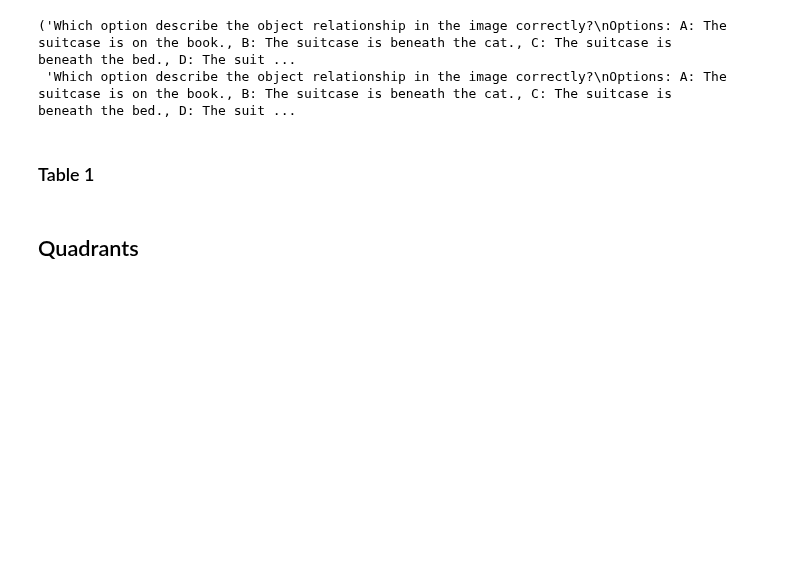
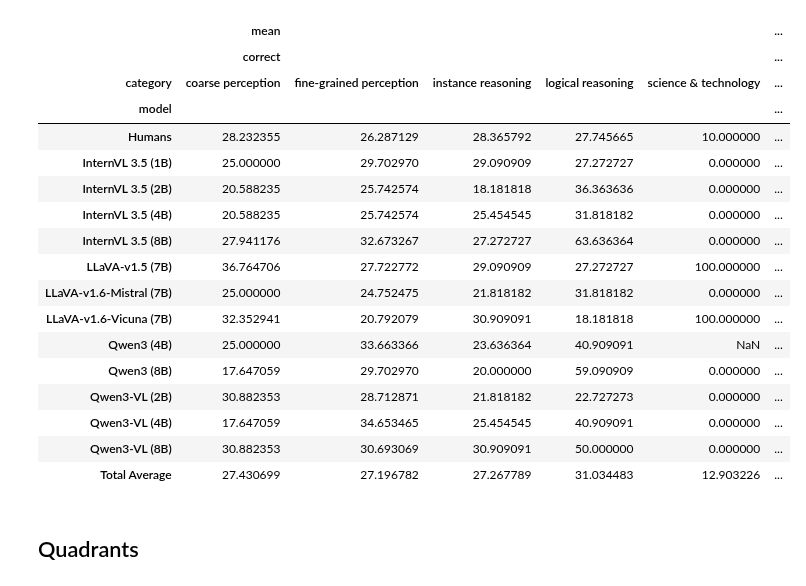
Before and after one commit to unolop/HPA, a Jupyter notebook: evaluation/analysis/A2_mmstar.ipynb, the cells around one changed output. Drawn from its saved outputs; the diff is of its cells as text; code cells hidden in the pictures; blank space fills up the shorter version.

```diff
--- a/evaluation/analysis/A2_mmstar.ipynb
+++ b/evaluation/analysis/A2_mmstar.ipynb
@@ -42,6 +55,6 @@ Index(['﻿question_num', 'qid', 'answer', 'confidence', 'time_spent_seconds',
 # %%
 pt = model_mc.pivot_table(
-    index=['model', 'category', 'l2_category', 'question_id'],
+    index=['model', 'category', 'l2_category', 'question_id', 'output', 'question'],
     values='correct',
     columns='condition',
     aggfunc='mean'
@@ -77,33 +76,40 @@ pt[pt['question_id'].isin(qids)].pivot_table(
-# %%
-### MMStar questions
-with open('/home/work/yuna/HPA/evaluation/scored/humans/human_mc_per_question.json', 'r') as f:
-    raw_data = json.load(f)
-human_mc = pd.DataFrame(raw_data)
-df = human_mc.rename(columns={'\ufeffquestion_num': 'question_num'})
-qids = human_mc.pid.unique()
-human_mc['question_id'] = human_mc['pid'].astype('Int64')
-human_mc['model'] = 'Humans'
-human_mc['correct'] = human_mc['correct'] * 100
-human_mc= human_mc[human_mc['participant_id']!= '13f54aa2_20251204_125847']
-mm = pd.merge(blind_model, human_mc, on =['question_id', 'l2_category', 'category', 'answer'], how='left', suffixes=('_model', '_human'))
-mm = mm[(mm['question_id'].isin(qids))]
-mm.iloc[0]['question_model'], mm.iloc[0]['question_human'] # .model.unique()
-# %% [output]
-('Which option describe the object relationship in the image correctly?\nOptions: A: The suitcase is on the book., B: The suitcase is beneath the cat., C: The suitcase is beneath the bed., D: The suit ...
- 'Which option describe the object relationship in the image correctly?\nOptions: A: The suitcase is on the book., B: The suitcase is beneath the cat., C: The suitcase is beneath the bed., D: The suit ...
-# %% [markdown]
-### Table 1
-# %%
-pt = model_mc.pivot_table(
-    index=['model', 'pid', 'category', 'l2_category'],
-    columns=['condition'],
-    values=['correct'],
-    aggfunc=['mean'] # , 'count'
-)
-pt['MG'] = pt[('mean', 'correct', '')] - pt[('mean', 'correct', 'inst blind')]
-pt['inst_acc'] = pt[('mean', 'correct', 'inst blind')] - pt[('mean', 'correct', 'blind')]
-pt.to_csv(f'./tables/mmstar_model_MG_by_qid.csv')
-pt.columns = ['_'.join([str(i) for i in col if str(i) != '']).strip('_') for col in pt.columns.values]
-pt = pt.reset_index()
+# %%
+mm = pd.merge(blind_model, human_mc, on =['question_id', 'l2_category', 'category', 'answer'], how='left', suffixes=('_model', '_human'))
+mm = mm[(mm['question_id'].isin(qids))]
+mm.iloc[0]['question_model'], mm.iloc[0]['question_human'] # .model.unique()
+mms = mm.groupby(['category', 'l2_category', 'question_id', 'question_model']).agg({'correct_human': 'mean', 'correct_model': 'mean'}).reset_index()
+mms = pd.merge(mms, pt.groupby(['category', 'l2_category', 'question_id']).agg({'MG_Acc': 'mean'}).reset_index(), on=['category', 'l2_category', 'question_id']) # 'model', , 'correct_model': 'mean'
+mms['dataset'] = 'MMStar'
+
+ag = mmstar_blind.pivot_table(
+    index=['model'],
+    values=['correct'],
+    columns=['category'],
+    aggfunc=['mean'], # ,'count'
+    margins=True,
+    margins_name='Total Average'
+)
+
+ag.to_latex('./tables/1_MMStar_human-pretrained-model_acc_cat.tex', float_format="%.1f")
+ag
+# %% [output]
+|  | mean |  |  |  |  | ... |
+|  | correct |  |  |  |  | ... |
+| category | coarse perception | fine-grained perception | instance reasoning | logical reasoning | science & technology | ... |
+| model |  |  |  |  |  | ... |
+| Humans | 28.232355 | 26.287129 | 28.365792 | 27.745665 | 10.000000 | ... |
+| InternVL 3.5 (1B) | 25.000000 | 29.702970 | 29.090909 | 27.272727 | 0.000000 | ... |
+| InternVL 3.5 (2B) | 20.588235 | 25.742574 | 18.181818 | 36.363636 | 0.000000 | ... |
+| InternVL 3.5 (4B) | 20.588235 | 25.742574 | 25.454545 | 31.818182 | 0.000000 | ... |
+| InternVL 3.5 (8B) | 27.941176 | 32.673267 | 27.272727 | 63.636364 | 0.000000 | ... |
+| LLaVA-v1.5 (7B) | 36.764706 | 27.722772 | 29.090909 | 27.272727 | 100.000000 | ... |
+| LLaVA-v1.6-Mistral (7B) | 25.000000 | 24.752475 | 21.818182 | 31.818182 | 0.000000 | ... |
+| LLaVA-v1.6-Vicuna (7B) | 32.352941 | 20.792079 | 30.909091 | 18.181818 | 100.000000 | ... |
+| Qwen3 (4B) | 25.000000 | 33.663366 | 23.636364 | 40.909091 | NaN | ... |
+| Qwen3 (8B) | 17.647059 | 29.702970 | 20.000000 | 59.090909 | 0.000000 | ... |
+| Qwen3-VL (2B) | 30.882353 | 28.712871 | 21.818182 | 22.727273 | 0.000000 | ... |
+| Qwen3-VL (4B) | 17.647059 | 34.653465 | 25.454545 | 40.909091 | 0.000000 | ... |
+| Qwen3-VL (8B) | 30.882353 | 30.693069 | 30.909091 | 50.000000 | 0.000000 | ... |
+| Total Average | 27.430699 | 27.196782 | 27.267789 | 31.034483 | 12.903226 | ... |
 # %% [markdown]
 ## Quadrants
```
Also changed, not shown: parts of 13 cells of this notebook, 9 other files.
